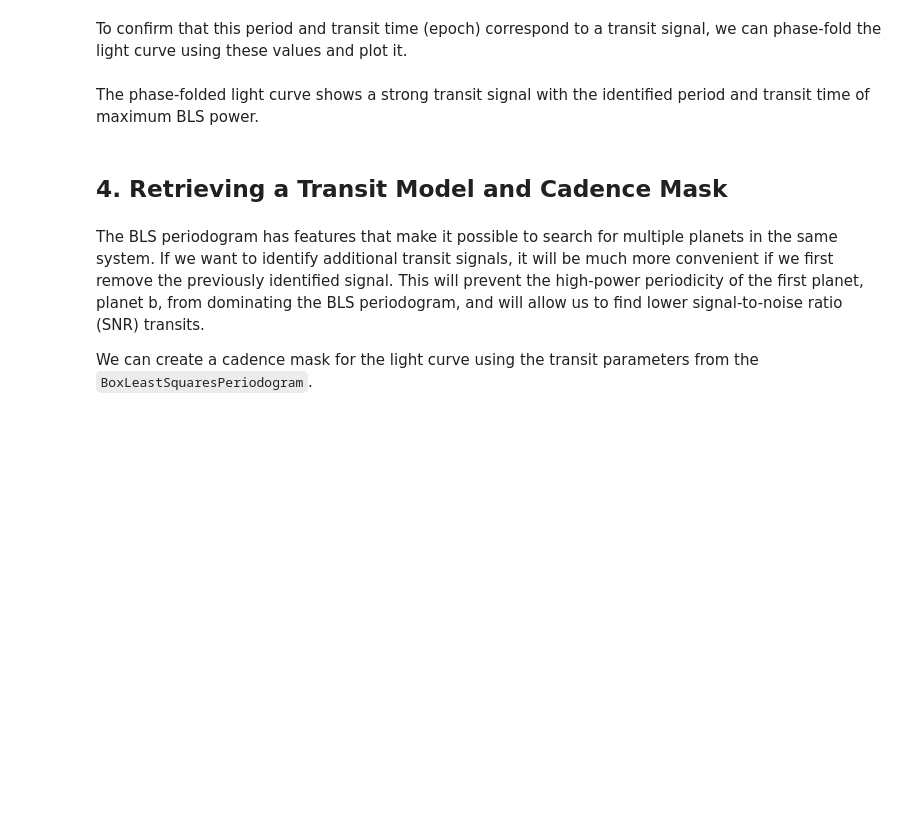
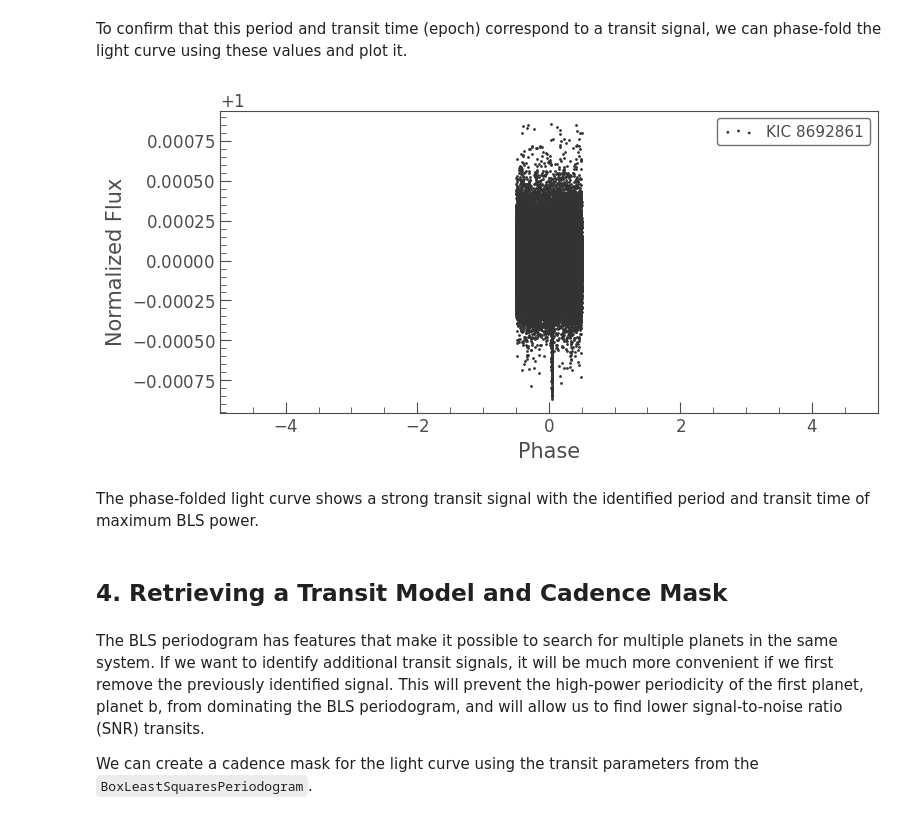
Before and after one commit to mbozzore/LFT, a Jupyter notebook: Identifying_a_transiting_planet_signal_in_Kepler_or_TESS_light_curves.ipynb, the cells around one changed output. Cells and saved outputs as stored; diff of their text form; code cells hidden in the pictures; blank space fills up the shorter version.

```diff
--- a/Identifying_a_transiting_planet_signal_in_Kepler_or_TESS_light_curves.ipynb
+++ b/Identifying_a_transiting_planet_signal_in_Kepler_or_TESS_light_curves.ipynb
@@ -83,8 +120,10 @@ planet_b_period
 # %% [markdown]
 To confirm that this period and transit time (epoch) correspond to a transit signal, we can phase-fold the light curve using these values and plot it.
 # %%
-ax = lc.fold(period=planet_b_period, epoch_time=planet_b_t0).scatter()
+ax = lc.fold(period=planet_b_period).scatter()
 ax.set_xlim(-5, 5);
+# %% [output]
+[figure, added]
 # %% [markdown]
 The phase-folded light curve shows a strong transit signal with the identified period and transit time of maximum BLS power.
 # %% [markdown]
```
Also changed, not shown: parts of 15 cells of this notebook.
